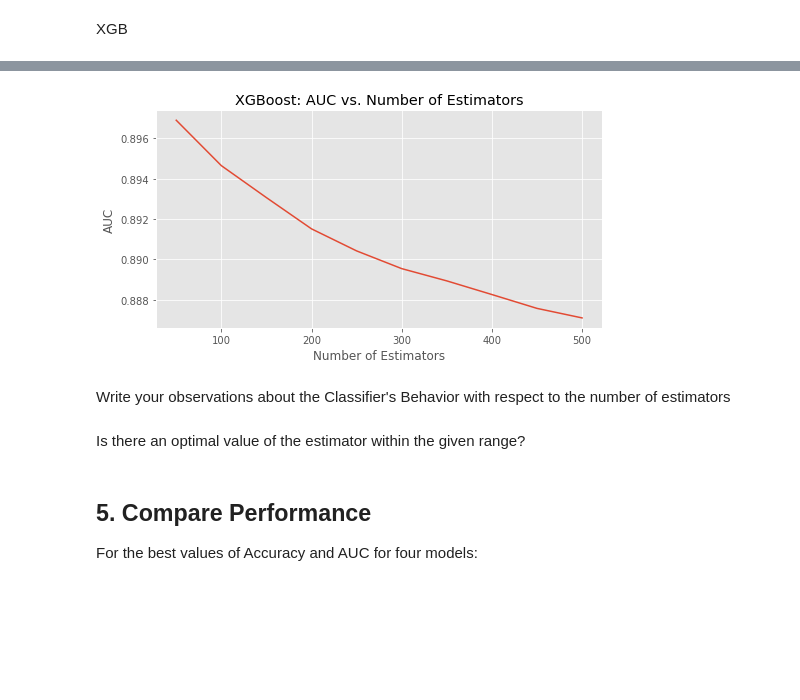
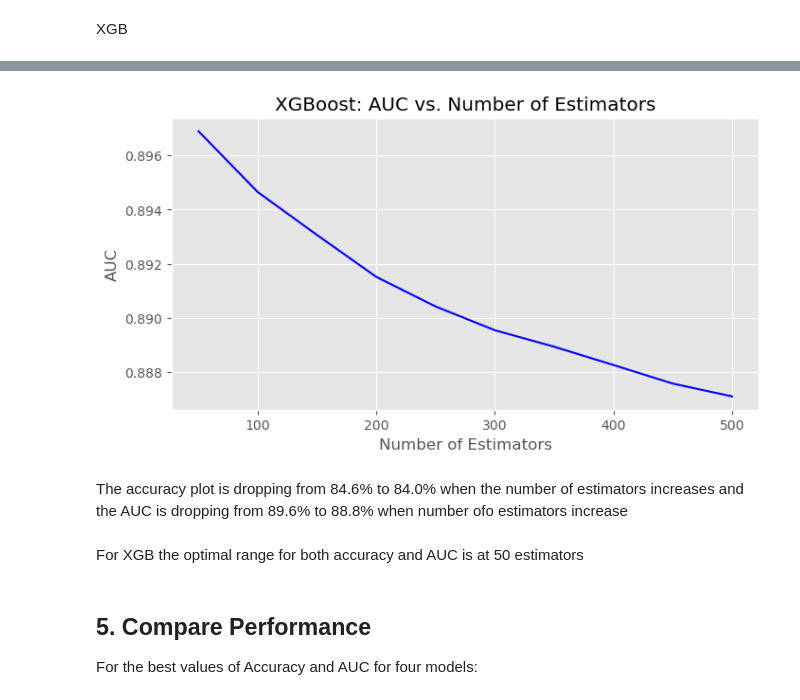
Before and after one commit to elstan-tmk/ML-assignments, a Jupyter notebook: CA-04_Ensemble_Models/CA-04_Ensemble_Models.ipynb, the cells around one changed output, grey strips where cells are left out. Saved outputs shown, nothing was run; the diff lists cells and outputs as text; code cells hidden in the pictures; blank space fills up the shorter version.

```diff
--- a/CA-04_Ensemble_Models/CA-04_Ensemble_Models.ipynb
+++ b/CA-04_Ensemble_Models/CA-04_Ensemble_Models.ipynb
@@ -555,21 +562,21 @@ plt.show()
 # %%
 # Plot a Accuracy VS. number of estimators line graph:
 
 plt.figure(figsize = (8,4))
 
 list = np.arange(1,101)
-plt.plot(n_estimators, auc_xgb)
+plt.plot(n_estimators, auc_xgb,color ="blue")
 plt.title("XGBoost: AUC vs. Number of Estimators")
 plt.xlabel("Number of Estimators")
 plt.ylabel("AUC")
 
 plt.show()
 # %% [output]
-[figure, old version]
+[figure, new version]
 # %% [markdown]
-Write your observations about the Classifier's Behavior with respect to the number of estimators
+The accuracy plot is dropping from 84.6% to 84.0% when the number of estimators increases and the AUC is dropping from 89.6% to 88.8% when number ofo estimators increase
 # %% [markdown]
-Is there an optimal value of the estimator within the given range?
+For XGB the optimal range for both accuracy and AUC is at 50 estimators
 # %% [markdown]
 ## 5. Compare Performance
 For the best values of Accuracy and AUC for four models:
```
Also changed, not shown: parts of 24 cells of this notebook.
